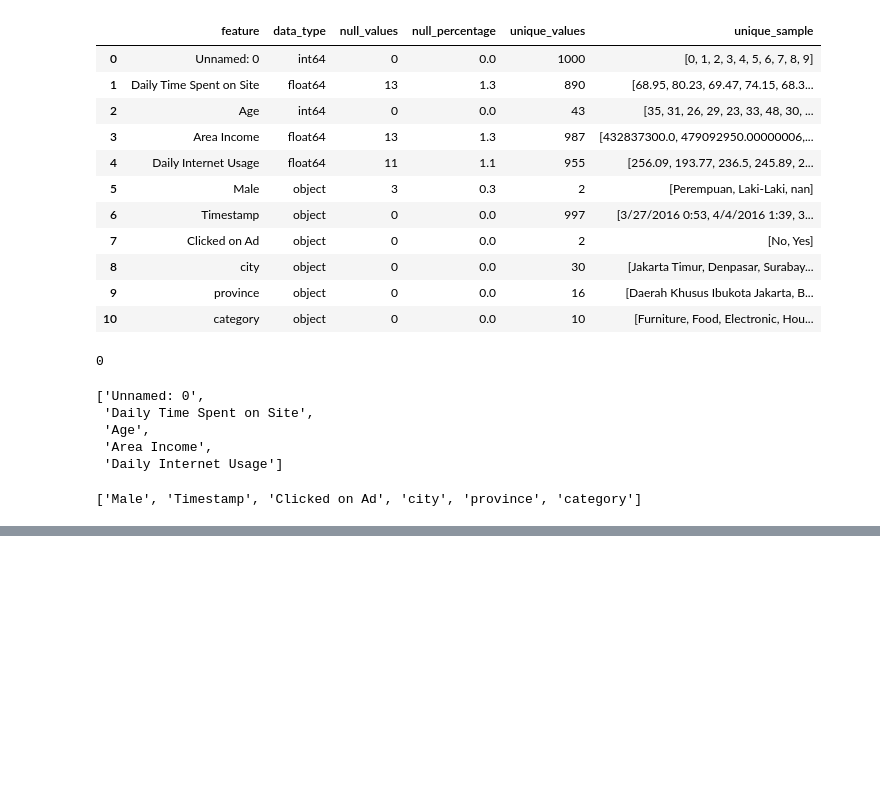
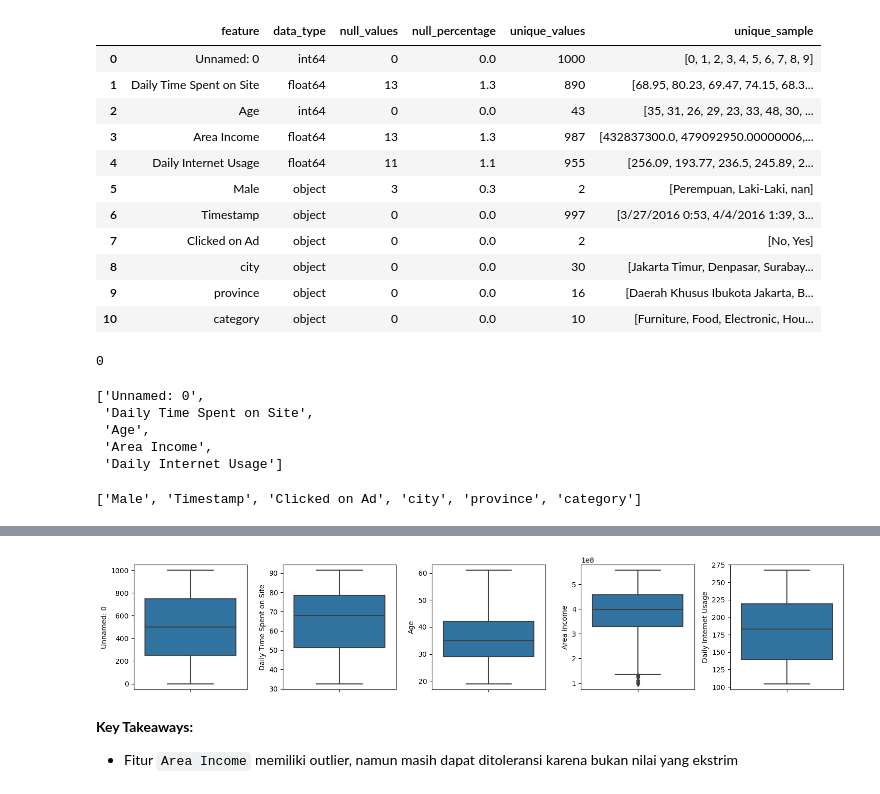
Before and after one commit to imalfunadam/Predict-Customer-Clicked-Ads-Classification-By-Using-Machine-Learning, a Jupyter notebook: Predict-Customer-Clicked-Ads-Classification.ipynb, the cells around one changed output, grey strips where cells are left out. Saved outputs shown, nothing was run; the diff lists cells and outputs as text; code cells hidden in the pictures; blank space fills up the shorter version.

```diff
--- a/Predict-Customer-Clicked-Ads-Classification.ipynb
+++ b/Predict-Customer-Clicked-Ads-Classification.ipynb
@@ -126,0 +208,13 @@ cats
+# %%
+# distribusi menggunakan boxplot
+plt.figure(figsize=(15, 3))
+for i in range(0, len(nums)):
+    plt.subplot(1, 5, i+1)
+    sns.boxplot(df, y=df[nums[i]], orient='v')
+    plt.tight_layout()
+# %% [output]
+[figure, added]
+# %% [markdown]
+**Key Takeaways:**
+
+- Fitur `Area Income` memiliki outlier, namun masih dapat ditoleransi karena bukan nilai yang ekstrim
```
Also changed, not shown: parts of 15 cells of this notebook.
